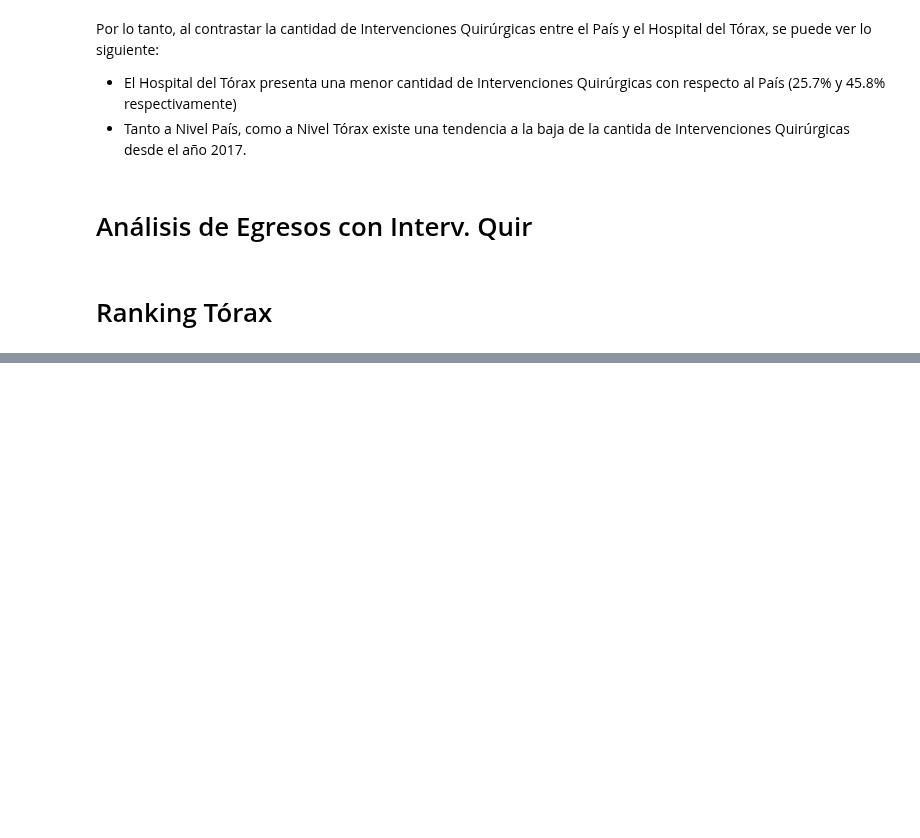
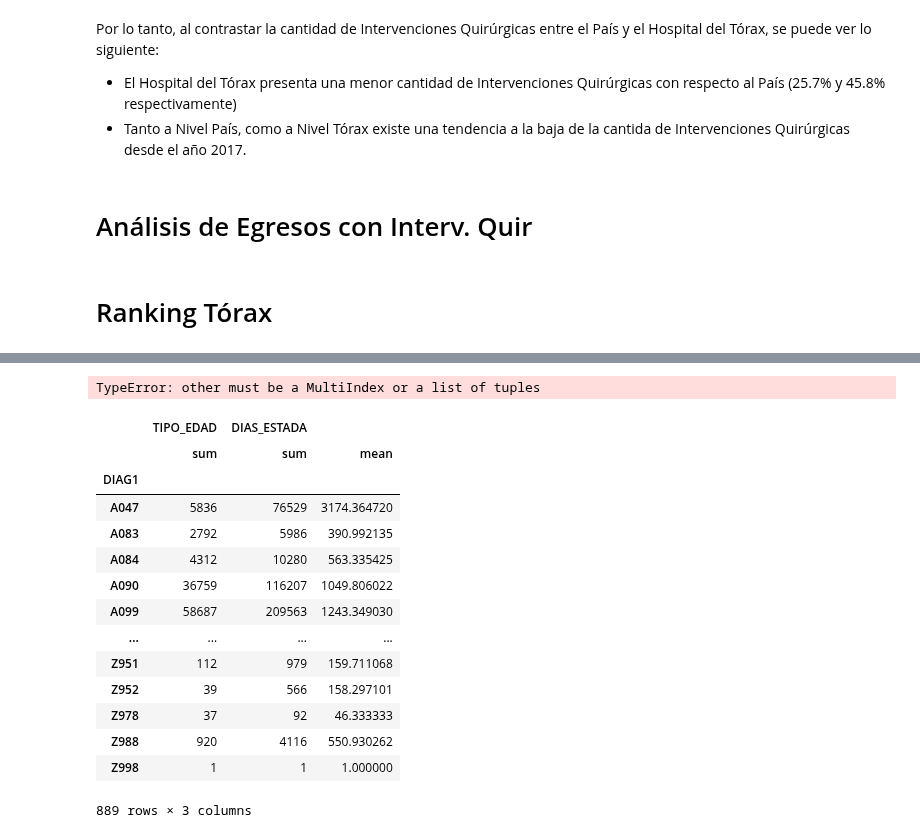
Before and after one commit to JavierRojas14/egresos-hospitalarios, a Jupyter notebook: distribucion_datos.ipynb, the cells around one changed output, grey strips where cells are left out. Cells and saved outputs as stored; diff of their text form; code cells hidden in the pictures; blank space fills up the shorter version.

```diff
--- a/distribucion_datos.ipynb
+++ b/distribucion_datos.ipynb
@@ -334,11 +334,18 @@ analisis_ranking.to_csv('ranking_interv_q_torax.csv', encoding='latin-1', sep=';
 # %% [markdown]
 # Ranking Tórax
 # %%
+def aplanar_columnas(df):
+    tmp = df.copy()
+
+    tmp.columns = tmp.columns = ['_'.join(col).strip('_') for col in tmp.columns]
+
+    return tmp
+
 def obtener_diagnosticos_hospital(agrupacion, glosa):
     tmp = agrupacion.copy()
 
     tmp = tmp.reset_index()
-    tmp.columns = ['_'.join(col).strip('_') for col in tmp.columns]
+    tmp = aplanar_columnas(tmp)
     diagnosticos_hospital = tmp.query('GLOSA_ESTABLECIMIENTO_SALUD == @glosa')
 
     return diagnosticos_hospital['DIAG1'].unique()
@@ -353,3 +360,6 @@ diagnosticos_relevantes = obtener_diagnosticos_hospital(global_nacional_no_intq,
 ranking_diagnosticos_relevantes = global_nacional_no_intq[global_nacional_no_intq.index
                                                           .get_level_values('DIAG1')
                                                           .isin(diagnosticos_relevantes)]
+ranking_diagnosticos_relevantes = aplanar_columnas(ranking_diagnosticos_relevantes)
+ranking_ordenado = ranking_diagnosticos_relevantes.sort_values(['DIAG1', 'TIPO_EDAD_sum'],
+                                                               ascending=False)
@@ -391,0 +366,23 @@ ranking_diagnosticos_relevantes
+# %%
+ranking_ordenado[('TIPO_EDAD', 'sum_%')] = (ranking_ordenado[('TIPO_EDAD', 'sum')] /
+                                            ranking_ordenado.groupby('DIAG1')[('TIPO_EDAD', 'sum')].transform('sum'))
+# %% [output]
+TypeError: other must be a MultiIndex or a list of tuples
+# %%
+ranking_ordenado.groupby('DIAG1').sum()
+# %% [output]
+|  | TIPO_EDAD | DIAS_ESTADA |  |
+|  | sum | sum | mean |
+| DIAG1 |  |  |  |
+| A047 | 5836 | 76529 | 3174.364720 |
+| A083 | 2792 | 5986 | 390.992135 |
+| A084 | 4312 | 10280 | 563.335425 |
+| A090 | 36759 | 116207 | 1049.806022 |
+| A099 | 58687 | 209563 | 1243.349030 |
+| ... | ... | ... | ... |
+| Z951 | 112 | 979 | 159.711068 |
+| Z952 | 39 | 566 | 158.297101 |
+| Z978 | 37 | 92 | 46.333333 |
+| Z988 | 920 | 4116 | 550.930262 |
+| Z998 | 1 | 1 | 1.000000 |
+889 rows × 3 columns
```
Also changed, not shown: parts of 2 cells of this notebook.
